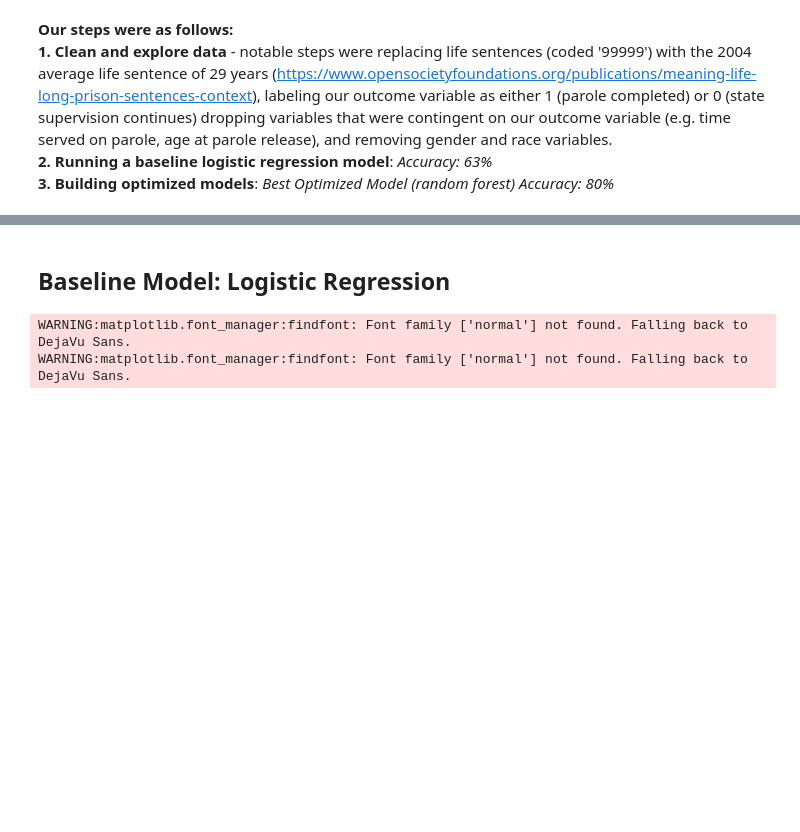
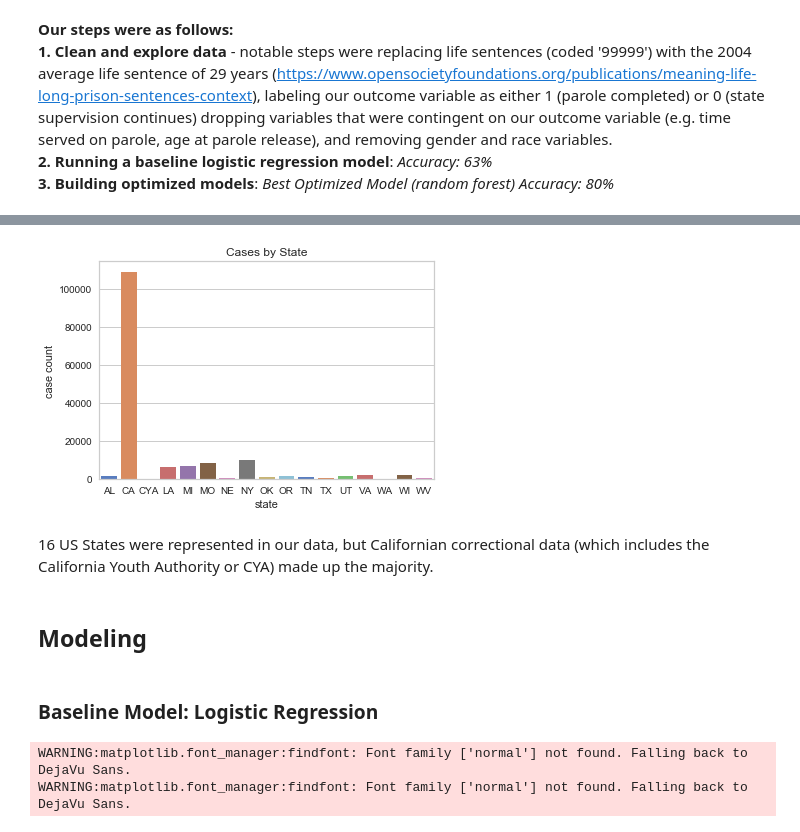
Before and after one commit to peter-haferl/prisoner_recidivism_classifier, a Jupyter notebook: Technical Notebook.ipynb, the cells around one changed output, grey strips where cells are left out. Drawn from its saved outputs; the diff is of its cells as text; code cells hidden in the pictures; blank space fills up the shorter version.

```diff
--- a/Technical Notebook.ipynb
+++ b/Technical Notebook.ipynb
@@ -50 +96,13 @@ data_clean = full_clean()
+# %%
+sns.barplot(x=data_clean.groupby(['state']).outcome.count().index,
+           y=data_clean.groupby(['state']).outcome.count(), palette='muted')
+plt.ylabel('case count')
+plt.title('Cases by State')
+plt.show()
+# %% [output]
+[figure, added]
+# %% [markdown]
+16 US States were represented in our data, but Californian correctional data (which includes the California Youth Authority or CYA) made up the majority.
+# %% [markdown]
+## Modeling
 # %%
@@ -53,7 +111,7 @@ y = data_clean['outcome']
 # %%
 X_train, X_test, y_train, y_test = train_test_split(X, y)
 # %% [markdown]
-## Baseline Model: Logistic Regression
+### Baseline Model: Logistic Regression
 # %%
 baseline_model = baseline_logistic(X_train, X_test, y_train, y_test)
 roc_visual(baseline_model, X_train, X_test, y_test)
```
Also changed, not shown: parts of 12 cells of this notebook, 1 other file.
